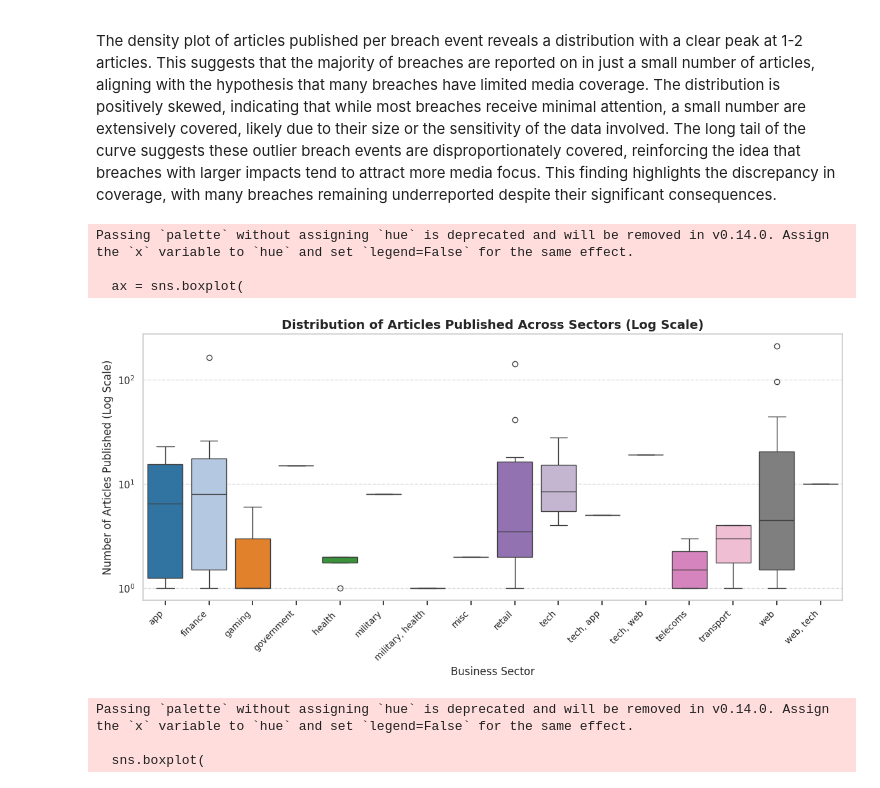
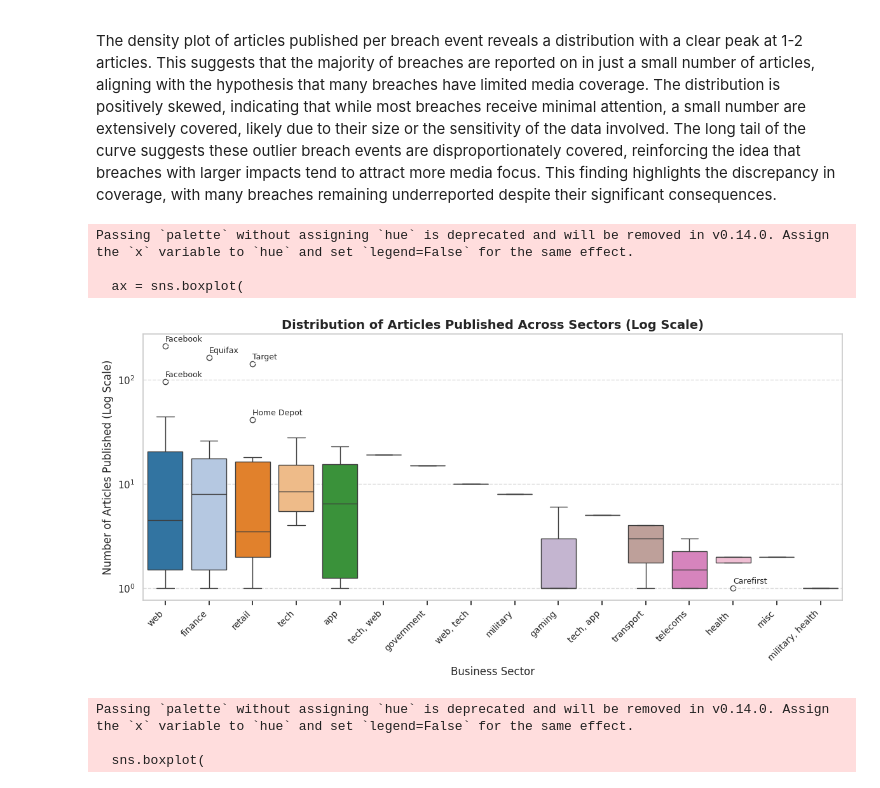
Before and after one commit to Pop101/BreachNews, a Jupyter notebook: viz/jupyter/analysis_plots.ipynb, the cells around one changed output. Cells and saved outputs as stored; diff of their text form; code cells hidden in the pictures.

Commit message:
Sort sector box plots by highest article count, label outlying company names

```diff
--- a/viz/jupyter/analysis_plots.ipynb
+++ b/viz/jupyter/analysis_plots.ipynb
@@ -249,39 +249,69 @@ sectorSummary = (
     .reset_index()
 )
 
-# Step 2: Rename columns for clarity
 sectorSummary.rename(columns={'Headline': 'article_count'}, inplace=True)
 
-# Create the boxplot
+# Add in company name for outlier labeling
+sectorSummary['organisation'] = data.groupby(['sector', 'ID'])['organisation'].first().reset_index(drop=True)
+
+# Sort x-axis sectors based on highest article count
+order = sectorSummary.groupby('sector')['article_count'].max().sort_values(ascending=False).index
+
+# Identify outliers
+outliers = []
+for sector in sectorSummary['sector'].unique():
+    sector_data = sectorSummary[sectorSummary['sector'] == sector]
+    Q1 = sector_data['article_count'].quantile(0.25)
+    Q3 = sector_data['article_count'].quantile(0.75)
+    IQR = Q3 - Q1
+    lower_bound = Q1 - 1.5 * IQR
+    upper_bound = Q3 + 1.5 * IQR
+    sector_outliers = sector_data[
+        (sector_data['article_count'] < lower_bound) |
+        (sector_data['article_count'] > upper_bound)
+    ]
+    outliers.append(sector_outliers)
+
 plt.figure(figsize=(12, 6))
 ax = sns.boxplot(
     x='sector',
     y='article_count',
     data=sectorSummary,
+    order=order,
     palette='tab20',
     showfliers=True
 )
 
 ax.set_yscale('log')
 
 plt.title('Distribution of Articles Published Across Sectors (Log Scale)', fontsize=14, fontweight='bold')
 plt.xlabel('Business Sector', fontsize=12)
 plt.ylabel('Number of Articles Published (Log Scale)', fontsize=12)
 
 plt.xticks(rotation=45, ha='right', fontsize=10)
 ax.tick_params(axis='x', which='both', bottom=True, top=False, labelbottom=True)
 
-# Add grid for readability
+# Add annotations for outliers
+outliers = pd.concat(outliers)
+for _, row in outliers.iterrows():
+    ax.annotate(
+        row['organisation'],
+        (sectorSummary.loc[row.name, 'sector'], row['article_count']),
+        xytext=(0, 5),
+        textcoords='offset points',
+        fontsize=9,
+        arrowprops=dict(facecolor='black', arrowstyle="->", lw=0.5)
+    )
+
 plt.grid(axis='y', linestyle='--', alpha=0.7)
 
-# Show the plot
 plt.tight_layout()
 plt.show()
 # %% [output]
 Passing `palette` without assigning `hue` is deprecated and will be removed in v0.14.0. Assign the `x` variable to `hue` and set `legend=False` for the same effect.
 
   ax = sns.boxplot(
-[figure, old version]
+[figure, new version]
 # %%
 
 summary = data.groupby('Publication').agg({
```
